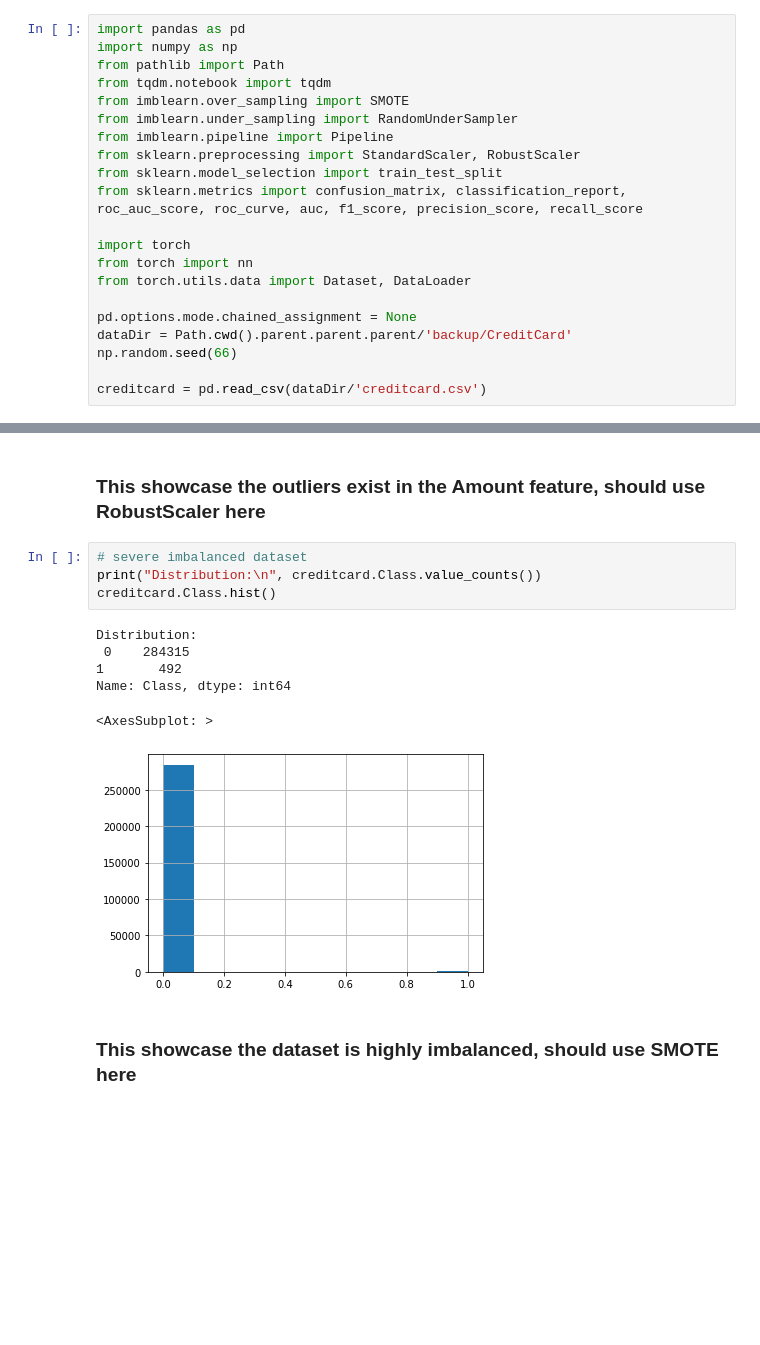
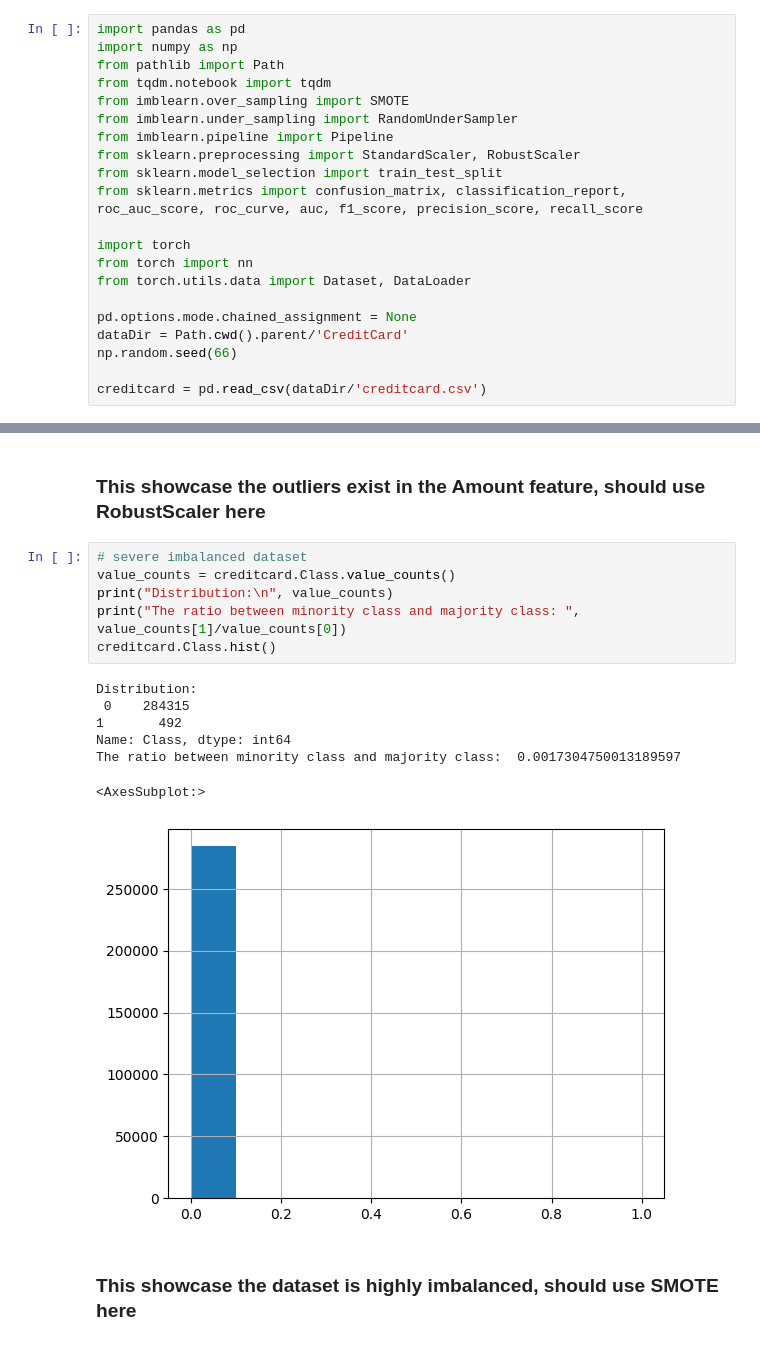
Before and after one commit to Haoyuan-L/Fed_DataMesh, a Jupyter notebook: Centralized_FraudNN/train.ipynb, the cells around one changed output, grey strips where cells are left out. Saved outputs shown, nothing was run; the diff lists cells and outputs as text; blank space fills up the shorter version.

```diff
--- a/Centralized_FraudNN/train.ipynb
+++ b/Centralized_FraudNN/train.ipynb
@@ -15,7 +15,7 @@ from torch import nn
 from torch.utils.data import Dataset, DataLoader
 
 pd.options.mode.chained_assignment = None
-dataDir = Path.cwd().parent.parent.parent/'backup/CreditCard'
+dataDir = Path.cwd().parent/'CreditCard'
 np.random.seed(66)
 
 creditcard = pd.read_csv(dataDir/'creditcard.csv')
@@ -58,15 +58,18 @@ Name: Amount, dtype: float64
 ### This showcase the outliers exist in the Amount feature, should use RobustScaler here
 # %%
 # severe imbalanced dataset
-print("Distribution:\n", creditcard.Class.value_counts())
+value_counts = creditcard.Class.value_counts()
+print("Distribution:\n", value_counts)
+print("The ratio between minority class and majority class: ", value_counts[1]/value_counts[0])
 creditcard.Class.hist()
 # %% [output]
 Distribution:
  0    284315
 1       492
 Name: Class, dtype: int64
+The ratio between minority class and majority class:  0.0017304750013189597
-<AxesSubplot: >
+<AxesSubplot:>
-[figure, old version]
+[figure, new version]
 # %% [markdown]
 ### This showcase the dataset is highly imbalanced, should use SMOTE here
 # %%
```
Also changed, not shown: parts of 5 cells of this notebook.
